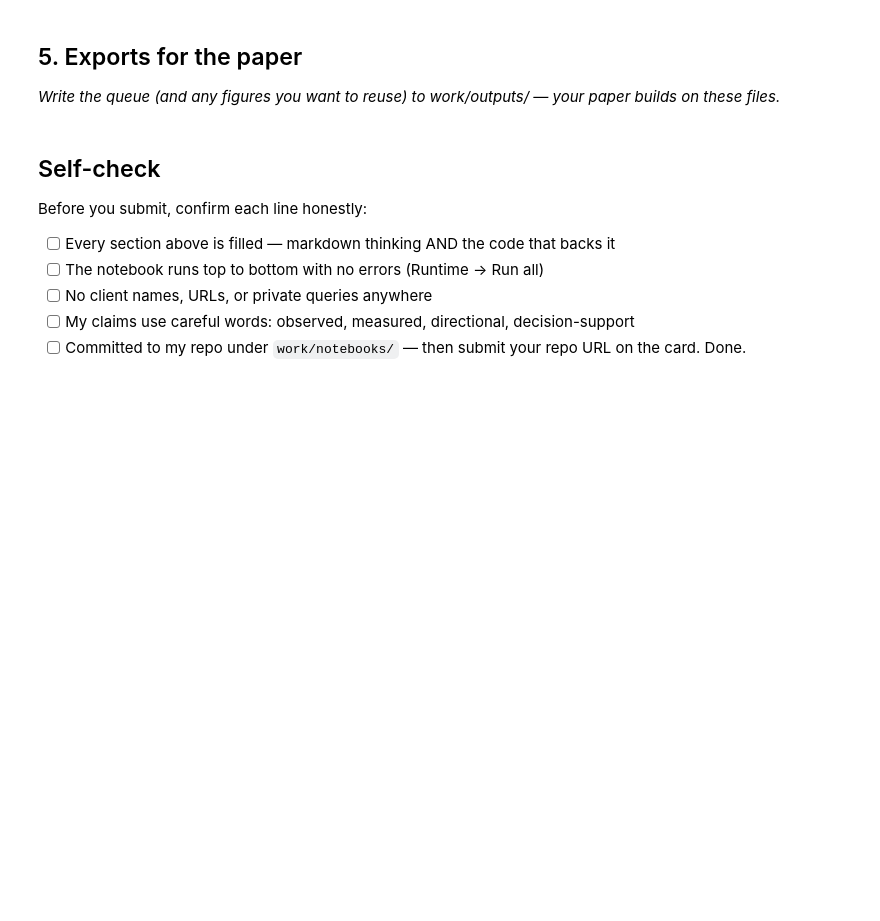
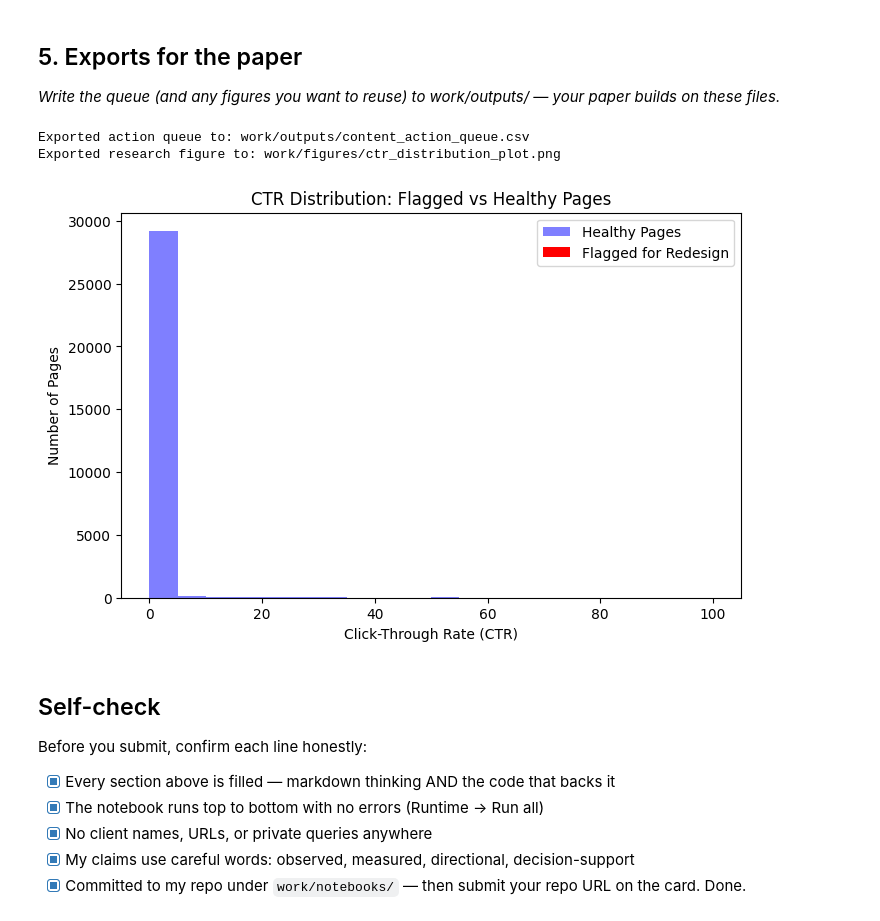
Before and after one commit to MihirJayswal812007/Flyrank-Internship, a Jupyter notebook: work/notebooks/w07_action_playbook.ipynb, the cells around one changed output. Saved outputs shown, nothing was run; the diff lists cells and outputs as text; code cells hidden in the pictures; blank space fills up the shorter version.

```diff
--- a/work/notebooks/w07_action_playbook.ipynb
+++ b/work/notebooks/w07_action_playbook.ipynb
@@ -44,10 +82,39 @@ This skeleton is yours to fill. Work the sections **in order** — each one has
+# %%
+import os
+import matplotlib.pyplot as plt
+
+# Create output directories for our paper assets
+os.makedirs('work/outputs', exist_ok=True)
+os.makedirs('work/figures', exist_ok=True)
+
+# 1. Export the Queue
+action_queue.to_csv('work/outputs/content_action_queue.csv', index=False)
+print("Exported action queue to: work/outputs/content_action_queue.csv")
+
+# 2. Export a Figure for the Research Paper
+plt.figure(figsize=(8, 5))
+plt.hist(df[df['action_score'] == 0]['ctr'], bins=20, alpha=0.5, label='Healthy Pages', color='blue')
+plt.hist(action_queue['ctr'], bins=10, alpha=1.0, label='Flagged for Redesign', color='red')
+plt.title('CTR Distribution: Flagged vs Healthy Pages')
+plt.xlabel('Click-Through Rate (CTR)')
+plt.ylabel('Number of Pages')
+plt.legend()
+
+fig_path = 'work/figures/ctr_distribution_plot.png'
+plt.savefig(fig_path)
+print(f"Exported research figure to: {fig_path}")
+plt.show()
+# %% [output]
+Exported action queue to: work/outputs/content_action_queue.csv
+Exported research figure to: work/figures/ctr_distribution_plot.png
+[figure, added]
 # %% [markdown]
 ## Self-check
 
 Before you submit, confirm each line honestly:
 
-- [ ] Every section above is filled — markdown thinking AND the code that backs it
-- [ ] The notebook runs top to bottom with no errors (Runtime → Run all)
-- [ ] No client names, URLs, or private queries anywhere
-- [ ] My claims use careful words: observed, measured, directional, decision-support
-- [ ] Committed to my repo under `work/notebooks/` — then submit your repo URL on the card. Done.
+- [x] Every section above is filled — markdown thinking AND the code that backs it
+- [x] The notebook runs top to bottom with no errors (Runtime → Run all)
+- [x] No client names, URLs, or private queries anywhere
+- [x] My claims use careful words: observed, measured, directional, decision-support
+- [x] Committed to my repo under `work/notebooks/` — then submit your repo URL on the card. Done.
```
Also changed, not shown: parts of 11 cells of this notebook.
